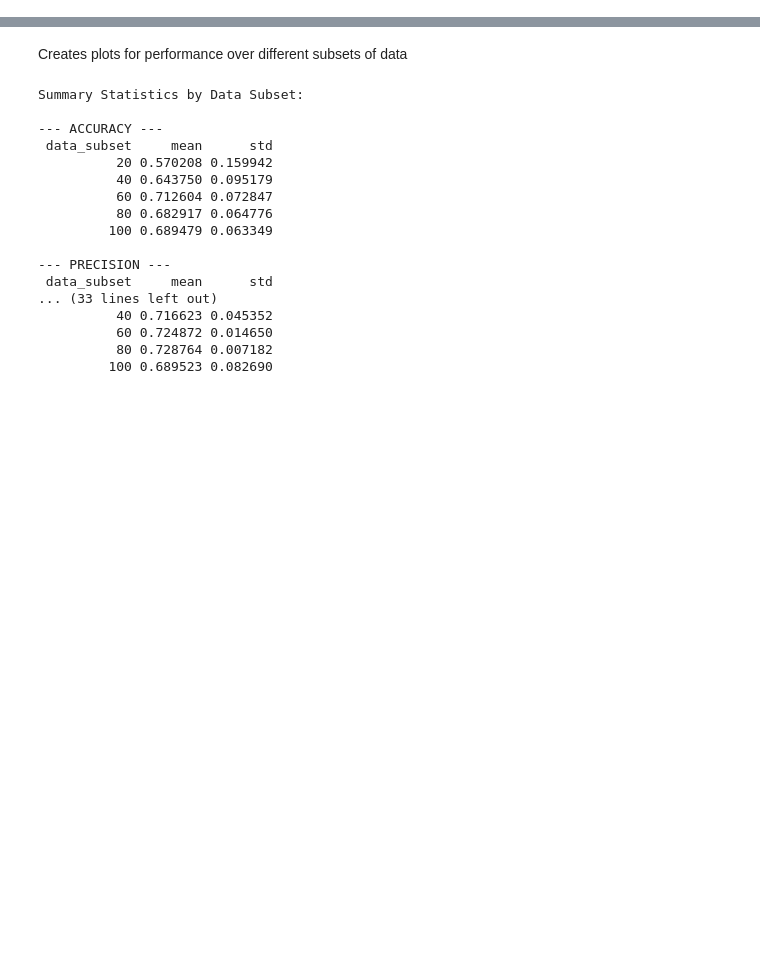
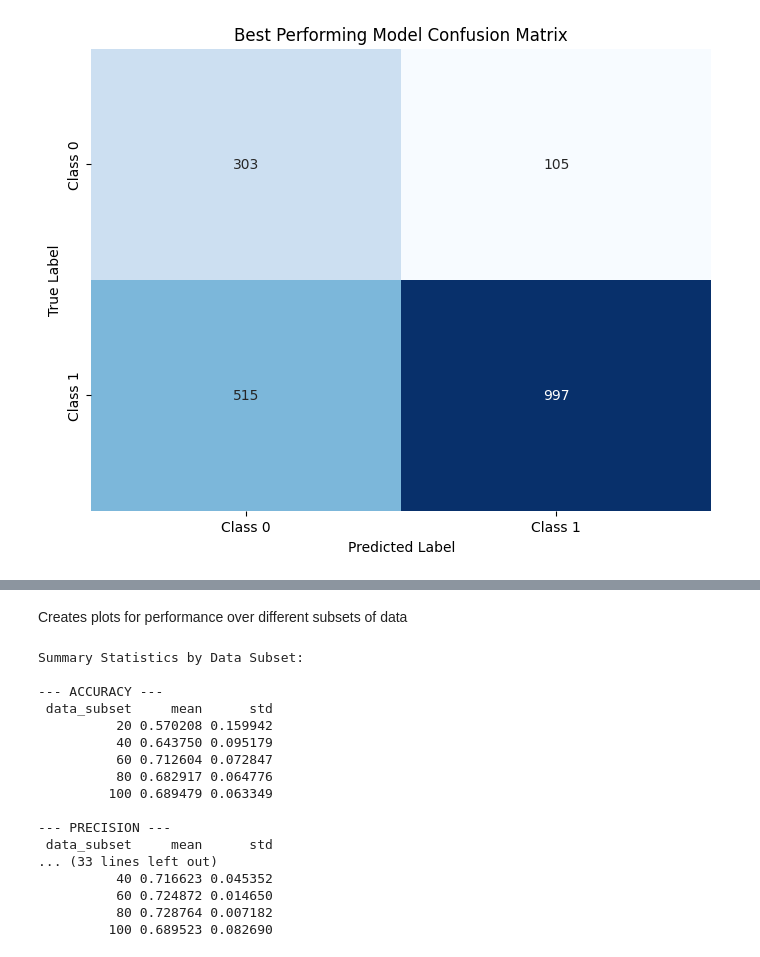
Before and after one commit to noorwertheim/Master-Thesis, a Jupyter notebook: notebooks/plot.ipynb, the cells around one changed output, grey strips where cells are left out. Drawn from its saved outputs; the diff is of its cells as text; code cells hidden in the pictures; blank space fills up the shorter version.

```diff
--- a/notebooks/plot.ipynb
+++ b/notebooks/plot.ipynb
@@ -5,3 +5,29 @@ import os
 import sys
 sys.path.insert(1, '../src/')
 from config import raw_data_path, univariate_data_path, processed_data_path, models_path, results_path
+# %%
+import pandas as pd
+from sklearn.metrics import confusion_matrix
+import matplotlib.pyplot as plt
+import seaborn as sns
+path = os.path.join('..', 'results', 'results_FCMAE_renset_all_runs.csv')
+# Load CSV
+df = pd.read_csv(path)
+
+# Extract true and predicted labels
+best_targs = df['target']
+pred_labels = df['pred_label3']
+
+# Compute confusion matrix
+cm = confusion_matrix(best_targs, pred_labels)
+
+# Plot confusion matrix
+plt.figure(figsize=(8, 6))
+sns.heatmap(cm, annot=True, fmt="d", cmap="Blues", cbar=False,
+            xticklabels=['Class 0', 'Class 1'], yticklabels=['Class 0', 'Class 1'])
+plt.title('Best Performing Model Confusion Matrix')
+plt.xlabel('Predicted Label')
+plt.ylabel('True Label')
+plt.show()
+# %% [output]
+[figure, added]
```
Also changed, not shown: parts of 1 cell of this notebook, 3 other files.
